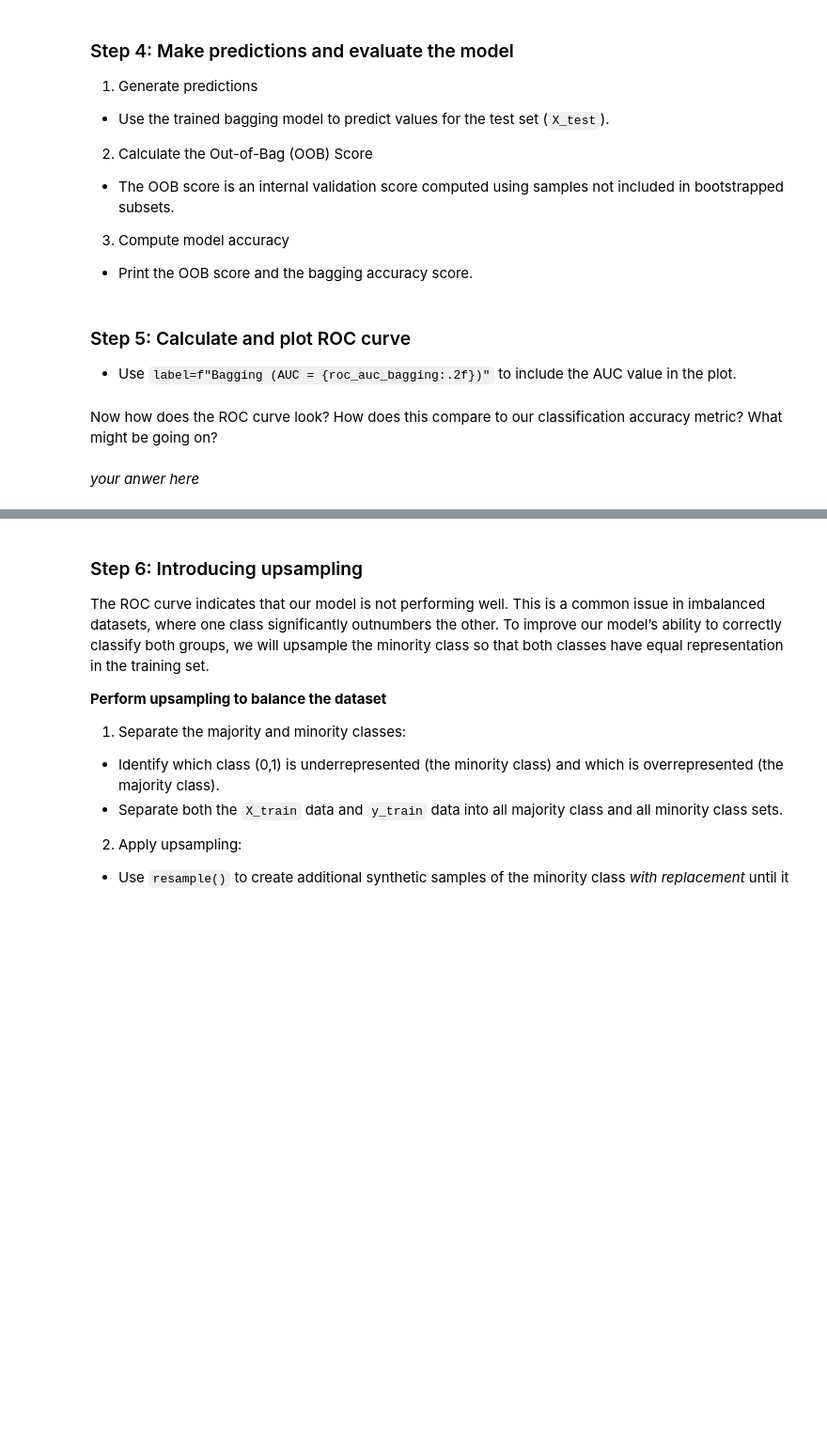
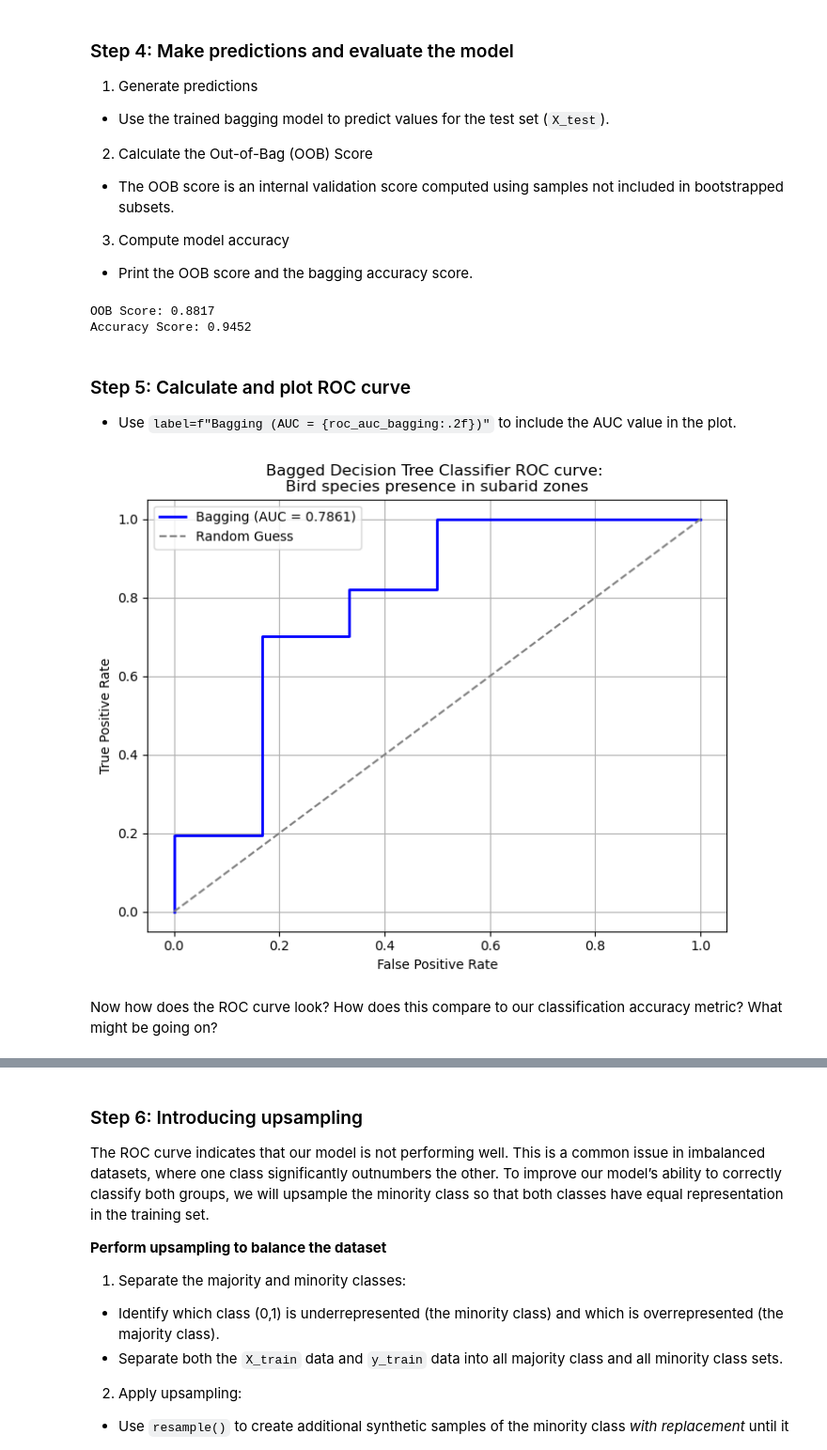
Before and after one commit to emmabeamitchell/EDS232-labs, a Jupyter notebook: Week5/lab5-birds.ipynb, the cells around one changed output, grey strips where cells are left out. Shown: that part at 94% size. Cells and saved outputs as stored; diff of their text form; code cells hidden in the pictures; blank space fills up the shorter version.

```diff
--- a/Week5/lab5-birds.ipynb
+++ b/Week5/lab5-birds.ipynb
@@ -44,3 +61,11 @@ Encode the data using this process:
 2. Loop through each categorical column and apply `LabelEncoder()`
 3. Replace the original categorical columns with their encoded values.
 4. Print the head of your dataframe to ensure that labels were in fact encoded.
+# %%
+cat_cols = birds.select_dtypes(include=["object"]).columns
+
+for col in cat_cols:
+    label_encoder = LabelEncoder()
+    birds[col] = label_encoder.fit_transform(birds[col])
+
+birds.head()
@@ -53,3 +86,22 @@ Our goal for this analysis is to predict whether a given bird species is present
 2. Initialize a bagging classifier with 100 trees, `oob_score =True`, `bootstrap = True` and `random_state = 808`.
 
 3. Train the model.
+# %%
+X = birds.drop('Subarid', axis = 1)
+y = birds['Subarid']
+
+# Split data
+X_train, X_test, y_train, y_test = train_test_split(X, y, test_size = 0.30, random_state = 808)
+
+# Scale our X data
+scaler = StandardScaler()
+X_train_scaled = scaler.fit_transform(X_train)
+X_test_scaled = scaler.transform(X_test)
+# %%
+bagging = BaggingClassifier(n_estimators = 100,
+                            bootstrap = True,
+                            oob_score = True,
+                            random_state = 808)
+
+# Train bagging model
+bagging.fit(X_train_scaled, y_train)
@@ -64,11 +118,42 @@ Our goal for this analysis is to predict whether a given bird species is present
 
 3. Compute model accuracy
 - Print the OOB score and the bagging accuracy score.
+# %%
+#predictions
+bagging_pred = bagging.predict(X_test_scaled)
+
+# Calculate OOB score
+oob_score = bagging.oob_score_
+bagging_accuracy = accuracy_score(y_test, bagging_pred)
+
+# Print results
+print(f"OOB Score: {oob_score:.4f}")
+print(f"Accuracy Score: {bagging_accuracy:.4f}")
+# %% [output]
+OOB Score: 0.8817
+Accuracy Score: 0.9452
 # %% [markdown]
 ### Step 5: Calculate and plot ROC curve
 
 - Use `label=f"Bagging (AUC = {roc_auc_bagging:.2f})"` to include the AUC value in the plot.
+# %%
+# Calculate ROC Curve
+fpr, tpr, _ = roc_curve(y_test, bagging.predict_proba(X_test_scaled)[:,1])
+
+# Calculate AUC
+roc_auc_bagging = auc(fpr, tpr)
+
+# Plot ROC curve
+plt.figure(figsize = (8,6))
+plt.plot(fpr, tpr, color = 'blue', lw = 2, label = f'Bagging (AUC = {roc_auc_bagging:.4f})')
+plt.plot([0, 1], [0, 1], color="gray", linestyle="--", label="Random Guess")
+plt.xlabel('False Positive Rate')
+plt.ylabel('True Positive Rate')
+plt.title('Bagged Decision Tree Classifier ROC curve: \nBird species presence in subarid zones')
+plt.legend()
+plt.grid(True)
+plt.show()
+# %% [output]
+[figure, added]
 # %% [markdown]
 Now how does the ROC curve look? How does this compare to our classification accuracy metric?  What might be going on?
-# %% [markdown]
-*your anwer here*
```
Also changed, not shown: parts of 17 cells of this notebook.
